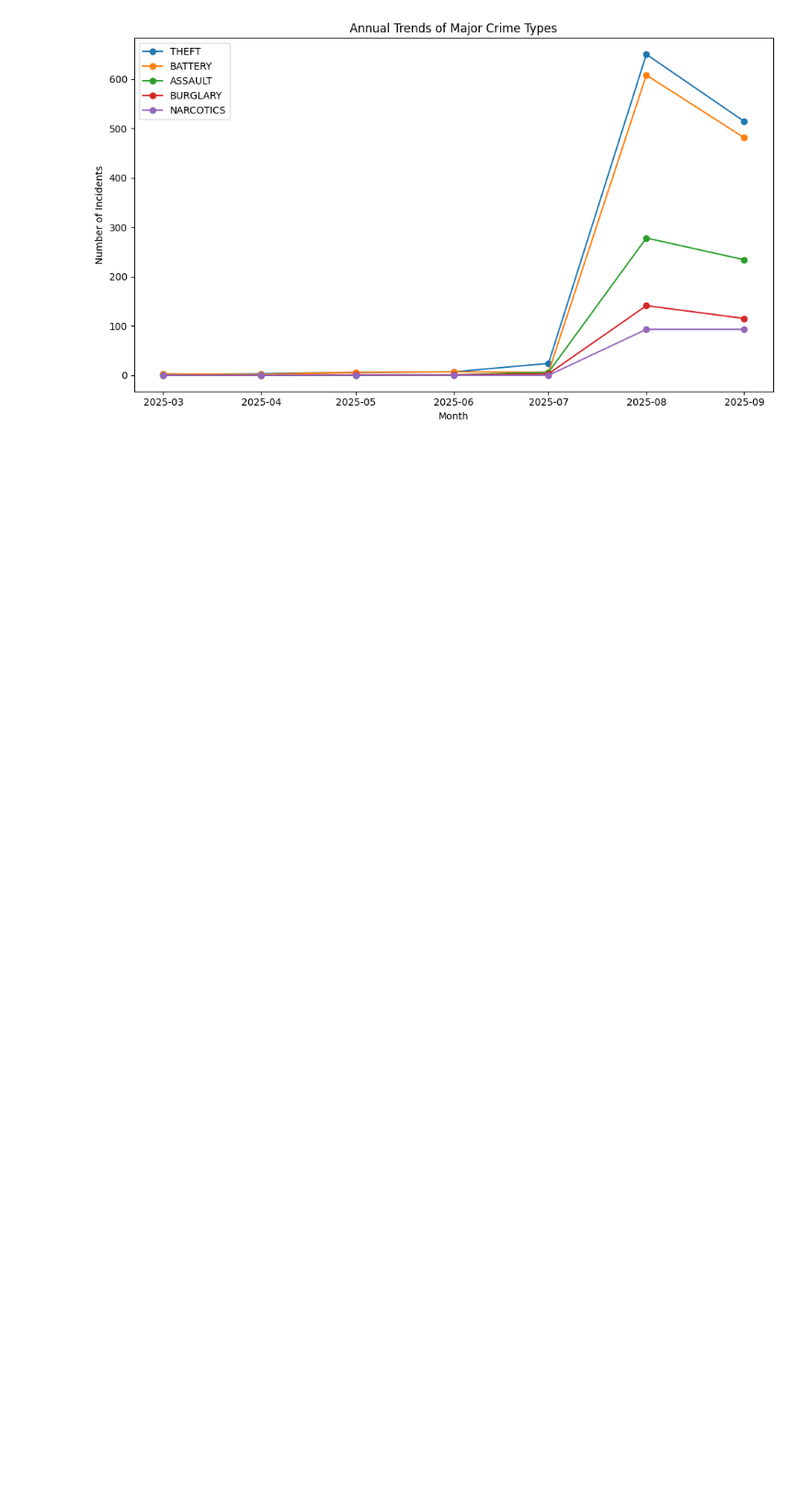
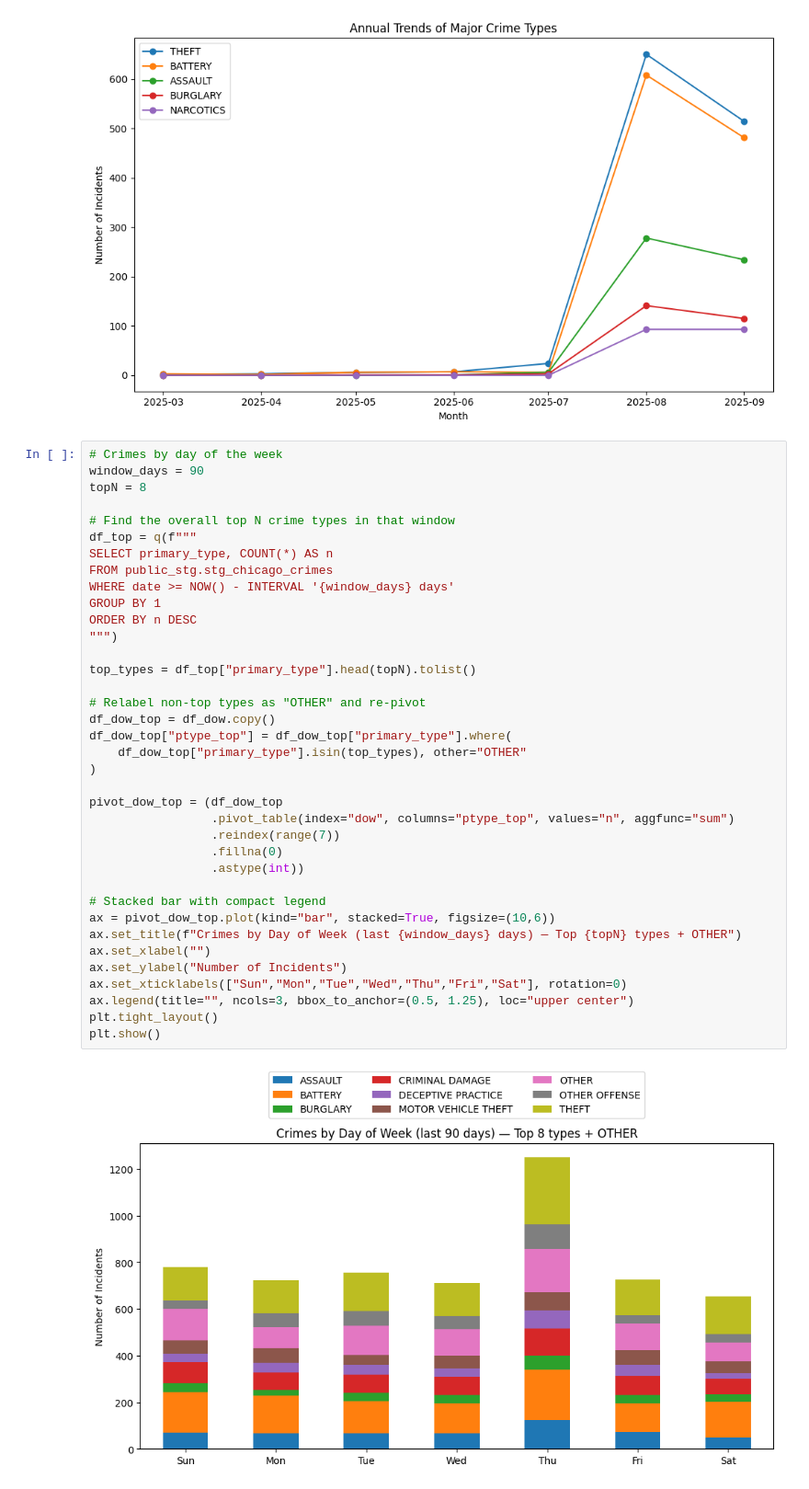
Before and after one commit to Jonah-Schwartz521/Chicago_Crime_Pipeline, a Jupyter notebook: notebooks/eda/eda.ipynb, the cells around one changed output. Shown: that part at 92% size. Saved outputs shown, nothing was run; the diff lists cells and outputs as text; blank space fills up the shorter version.

```diff
--- a/notebooks/eda/eda.ipynb
+++ b/notebooks/eda/eda.ipynb
@@ -245,3 +245,42 @@ plt.tight_layout()
 plt.show()
 # %% [output]
 [figure]
+# %%
+# Crimes by day of the week
+window_days = 90
+topN = 8
+
+# Find the overall top N crime types in that window
+df_top = q(f"""
+SELECT primary_type, COUNT(*) AS n
+FROM public_stg.stg_chicago_crimes
+WHERE date >= NOW() - INTERVAL '{window_days} days'
+GROUP BY 1
+ORDER BY n DESC
+""")
+
+top_types = df_top["primary_type"].head(topN).tolist()
+
+# Relabel non-top types as "OTHER" and re-pivot
+df_dow_top = df_dow.copy()
+df_dow_top["ptype_top"] = df_dow_top["primary_type"].where(
+    df_dow_top["primary_type"].isin(top_types), other="OTHER"
+)
+
+pivot_dow_top = (df_dow_top
+                 .pivot_table(index="dow", columns="ptype_top", values="n", aggfunc="sum")
+                 .reindex(range(7))
+                 .fillna(0)
+                 .astype(int))
+
+# Stacked bar with compact legend
+ax = pivot_dow_top.plot(kind="bar", stacked=True, figsize=(10,6))
+ax.set_title(f"Crimes by Day of Week (last {window_days} days) — Top {topN} types + OTHER")
+ax.set_xlabel("")
+ax.set_ylabel("Number of Incidents")
+ax.set_xticklabels(["Sun","Mon","Tue","Wed","Thu","Fri","Sat"], rotation=0)
+ax.legend(title="", ncols=3, bbox_to_anchor=(0.5, 1.25), loc="upper center")
+plt.tight_layout()
+plt.show()
+# %% [output]
+[figure, added]
```
Also changed, not shown: parts of 5 cells of this notebook.
